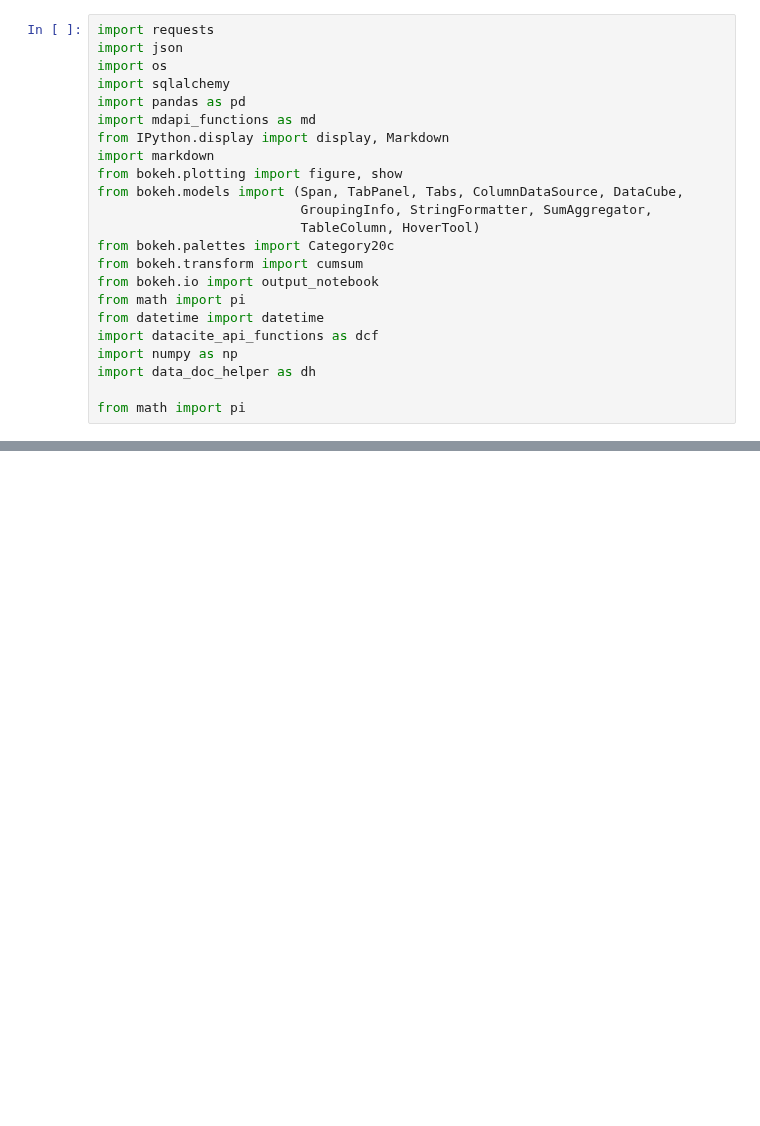
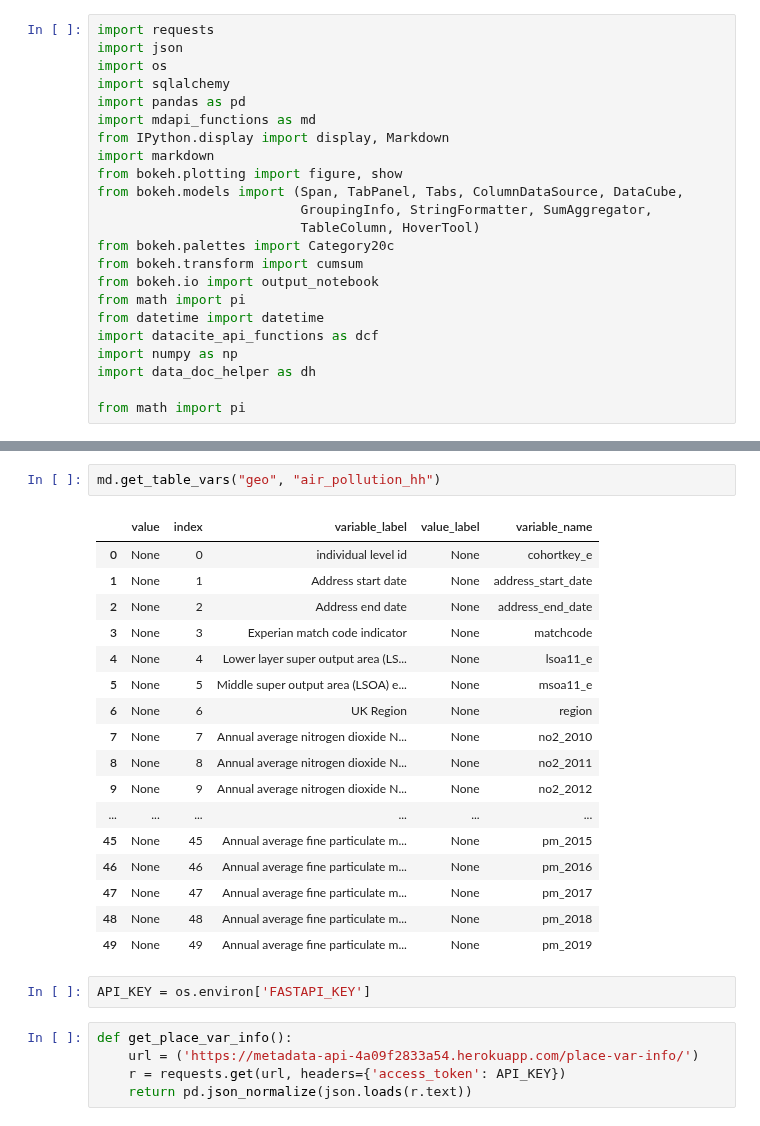
Before and after one commit to UKLLC/Guidebook, a Jupyter notebook: ukllc_book/docs/scripts/scratchpad.ipynb, the cells around one changed output, grey strips where cells are left out. Saved outputs shown, nothing was run; the diff lists cells and outputs as text; blank space fills up the shorter version.

```diff
--- a/ukllc_book/docs/scripts/scratchpad.ipynb
+++ b/ukllc_book/docs/scripts/scratchpad.ipynb
@@ -141,0 +169,27 @@ show(p)
+# %%
+md.get_table_vars("geo", "air_pollution_hh")
+# %% [output]
+|  | value | index | variable_label | value_label | variable_name |
+| 0 | None | 0 | individual level id | None | cohortkey_e |
+| 1 | None | 1 | Address start date | None | address_start_date |
+| 2 | None | 2 | Address end date | None | address_end_date |
+| 3 | None | 3 | Experian match code indicator | None | matchcode |
+| 4 | None | 4 | Lower layer super output area (LS... | None | lsoa11_e |
+| 5 | None | 5 | Middle super output area (LSOA) e... | None | msoa11_e |
+| 6 | None | 6 | UK Region | None | region |
+| 7 | None | 7 | Annual average nitrogen dioxide N... | None | no2_2010 |
+| 8 | None | 8 | Annual average nitrogen dioxide N... | None | no2_2011 |
+| 9 | None | 9 | Annual average nitrogen dioxide N... | None | no2_2012 |
+| ... | ... | ... | ... | ... | ... |
+| 45 | None | 45 | Annual average fine particulate m... | None | pm_2015 |
+| 46 | None | 46 | Annual average fine particulate m... | None | pm_2016 |
+| 47 | None | 47 | Annual average fine particulate m... | None | pm_2017 |
+| 48 | None | 48 | Annual average fine particulate m... | None | pm_2018 |
+| 49 | None | 49 | Annual average fine particulate m... | None | pm_2019 |
+# %%
+API_KEY = os.environ['FASTAPI_KEY']
+# %%
+def get_place_var_info():
+    url = ('https://metadata-api-4a09f2833a54.herokuapp.com/place-var-info/')
+    r = requests.get(url, headers={'access_token': API_KEY})
+    return pd.json_normalize(json.loads(r.text))
```
Also changed, not shown: parts of 7 cells of this notebook, 4 other files.
